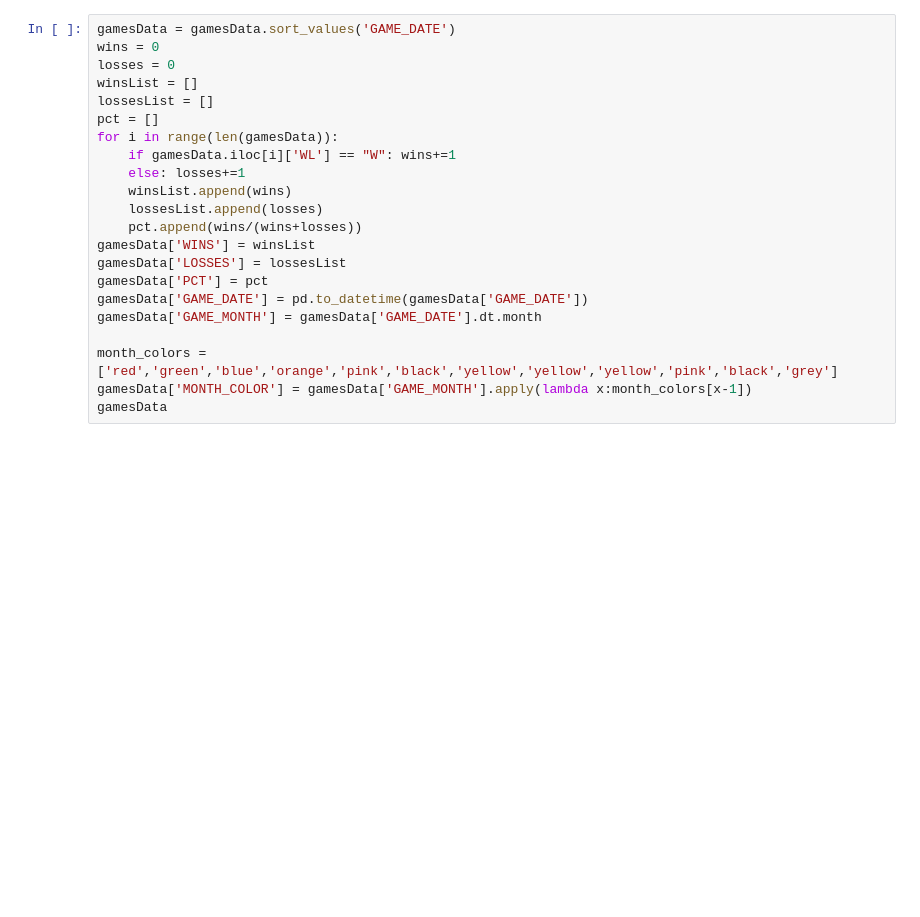
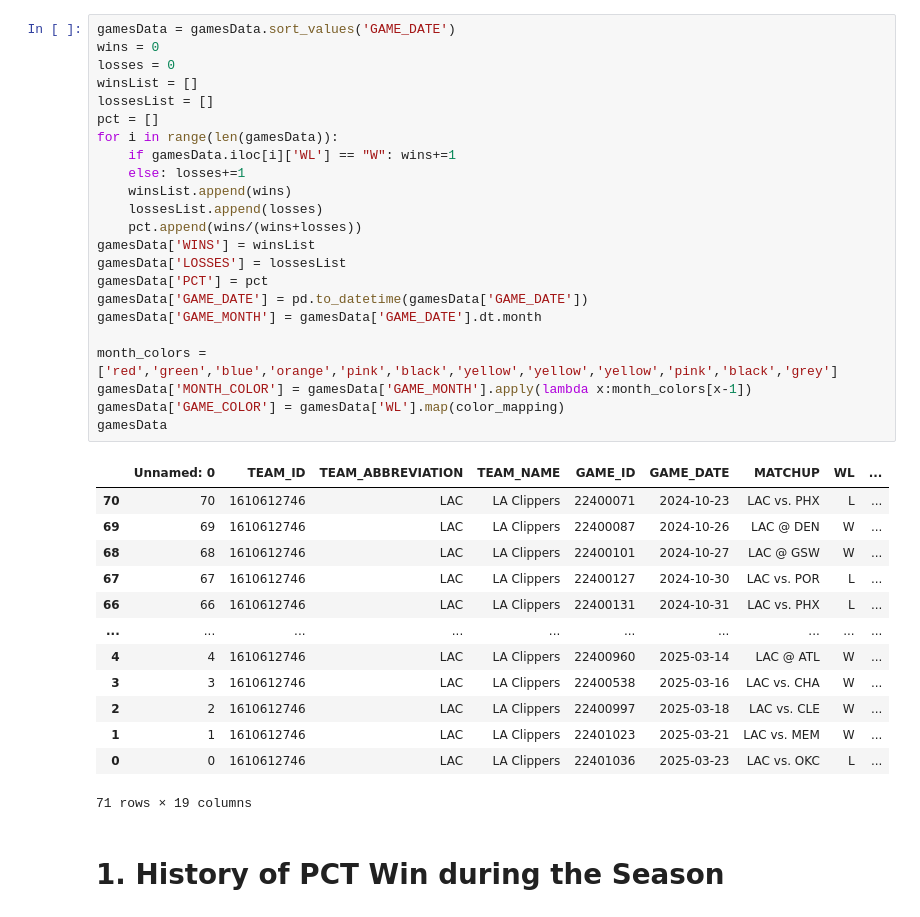
Before and after one commit to Denchikkkk/LAClippers_2025_Performance, a Jupyter notebook: analysis/ClippersPerformance.ipynb, the cells around one changed output. Saved outputs shown, nothing was run; the diff lists cells and outputs as text; blank space fills up the shorter version.

```diff
--- a/analysis/ClippersPerformance.ipynb
+++ b/analysis/ClippersPerformance.ipynb
@@ -20,25 +26,42 @@ playsData.head()
 # %%
 gamesData = gamesData.sort_values('GAME_DATE')
 wins = 0
 losses = 0
 winsList = []
 lossesList = []
 pct = []
 for i in range(len(gamesData)):
     if gamesData.iloc[i]['WL'] == "W": wins+=1
     else: losses+=1
     winsList.append(wins)
     lossesList.append(losses)
     pct.append(wins/(wins+losses))
 gamesData['WINS'] = winsList
 gamesData['LOSSES'] = lossesList
 gamesData['PCT'] = pct
 gamesData['GAME_DATE'] = pd.to_datetime(gamesData['GAME_DATE'])
 gamesData['GAME_MONTH'] = gamesData['GAME_DATE'].dt.month
 
 month_colors = ['red','green','blue','orange','pink','black','yellow','yellow','yellow','pink','black','grey']
 gamesData['MONTH_COLOR'] = gamesData['GAME_MONTH'].apply(lambda x:month_colors[x-1])
+gamesData['GAME_COLOR'] = gamesData['WL'].map(color_mapping)
 gamesData
+# %% [output]
+|  | Unnamed: 0 | TEAM_ID | TEAM_ABBREVIATION | TEAM_NAME | GAME_ID | GAME_DATE | MATCHUP | WL | ... |
+| 70 | 70 | 1610612746 | LAC | LA Clippers | 22400071 | 2024-10-23 | LAC vs. PHX | L | ... |
+| 69 | 69 | 1610612746 | LAC | LA Clippers | 22400087 | 2024-10-26 | LAC @ DEN | W | ... |
+| 68 | 68 | 1610612746 | LAC | LA Clippers | 22400101 | 2024-10-27 | LAC @ GSW | W | ... |
+| 67 | 67 | 1610612746 | LAC | LA Clippers | 22400127 | 2024-10-30 | LAC vs. POR | L | ... |
+| 66 | 66 | 1610612746 | LAC | LA Clippers | 22400131 | 2024-10-31 | LAC vs. PHX | L | ... |
+| ... | ... | ... | ... | ... | ... | ... | ... | ... | ... |
+| 4 | 4 | 1610612746 | LAC | LA Clippers | 22400960 | 2025-03-14 | LAC @ ATL | W | ... |
+| 3 | 3 | 1610612746 | LAC | LA Clippers | 22400538 | 2025-03-16 | LAC vs. CHA | W | ... |
+| 2 | 2 | 1610612746 | LAC | LA Clippers | 22400997 | 2025-03-18 | LAC vs. CLE | W | ... |
+| 1 | 1 | 1610612746 | LAC | LA Clippers | 22401023 | 2025-03-21 | LAC vs. MEM | W | ... |
+| 0 | 0 | 1610612746 | LAC | LA Clippers | 22401036 | 2025-03-23 | LAC vs. OKC | L | ... |
+71 rows × 19 columns
+# %% [markdown]
+# 1. History of PCT Win during the Season
 # %%
 plt.figure(figsize=(10, 5))
 
```
Also changed, not shown: parts of 11 cells of this notebook.
